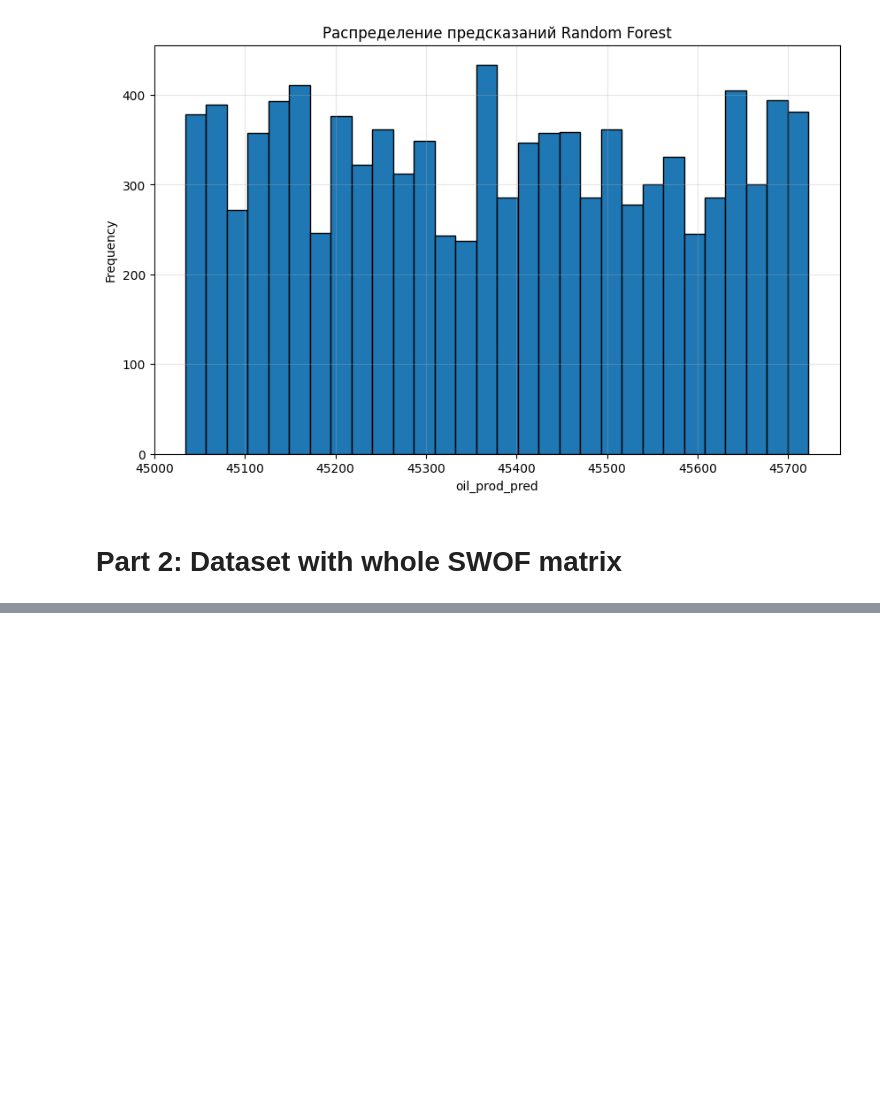
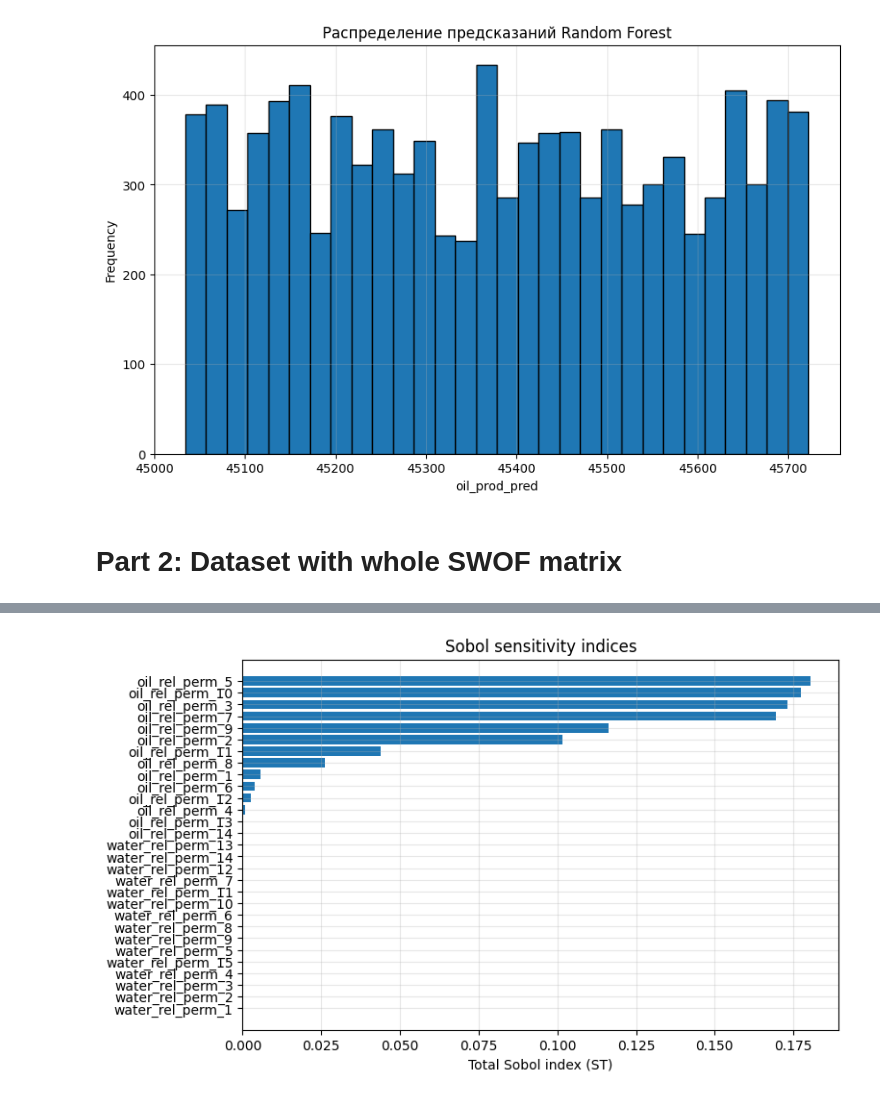
Before and after one commit to DmitrySavinskikh/graduate-paper-code, a Jupyter notebook: ml_part.ipynb, the cells around one changed output, grey strips where cells are left out. Saved outputs shown, nothing was run; the diff lists cells and outputs as text; code cells hidden in the pictures; blank space fills up the shorter version.

```diff
--- a/ml_part.ipynb
+++ b/ml_part.ipynb
@@ -648,0 +724,70 @@ print(X.head())
+# %%
+from SALib.sample import saltelli
+from SALib.analyze import sobol
+import pandas as pd
+import numpy as np
+import matplotlib.pyplot as plt
+
+features = [
+    'water_rel_perm_1','water_rel_perm_2','water_rel_perm_3','water_rel_perm_4','water_rel_perm_5',
+    'water_rel_perm_6','water_rel_perm_7','water_rel_perm_8','water_rel_perm_9','water_rel_perm_10',
+    'water_rel_perm_11','water_rel_perm_12','water_rel_perm_13','water_rel_perm_14','water_rel_perm_15',
+    'oil_rel_perm_1','oil_rel_perm_2','oil_rel_perm_3','oil_rel_perm_4','oil_rel_perm_5',
+    'oil_rel_perm_6','oil_rel_perm_7','oil_rel_perm_8','oil_rel_perm_9','oil_rel_perm_10',
+    'oil_rel_perm_11','oil_rel_perm_12','oil_rel_perm_13','oil_rel_perm_14',
+]
+
+bounds = []
+valid_features = []
+
+for col in features:
+    s = pd.to_numeric(df[col], errors='coerce')
+    mn = s.min()
+    mx = s.max()
+
+    if pd.isna(mn) or pd.isna(mx):
+        print(f"Пропущен {col}: NaN в границах")
+        continue
+
+    if mn == mx:
+        print(f"Пропущен {col}: min == max == {mn}")
+        continue
+
+    bounds.append([mn, mx])
+    valid_features.append(col)
+
+problem = {
+    'num_vars': len(valid_features),
+    'names': valid_features,
+    'bounds': bounds
+}
+
+param_values = saltelli.sample(problem, 1024, calc_second_order=True)
+
+X_sobol = pd.DataFrame(param_values, columns=problem['names'])
+Y = linear_model.predict(X_sobol)
+
+Si = sobol.analyze(problem, Y, calc_second_order=True)
+
+sobol_df = pd.DataFrame({
+    'feature': problem['names'],
+    'S1': Si['S1'],
+    'ST': Si['ST'],
+    'S1_conf': Si['S1_conf'],
+    'ST_conf': Si['ST_conf'],
+})
+
+print(sobol_df.sort_values('ST', ascending=False))
+
+sobol_df_sorted = sobol_df.sort_values('ST', ascending=True)
+
+plt.figure(figsize=(8, 5))
+plt.barh(sobol_df_sorted['feature'], sobol_df_sorted['ST'])
+plt.xlabel('Total Sobol index (ST)')
+plt.title('Sobol sensitivity indices')
+plt.grid(True, alpha=0.3)
+plt.show()
+
+print('Pairwise interactions S2:')
+print(pd.DataFrame(Si['S2'], index=problem['names'], columns=problem['names']))
+# %% [output]
@@ -648,0 +811 @@ print(X.head())
+[figure, added]
```
Also changed, not shown: parts of 7 cells of this notebook, 3 other files.
